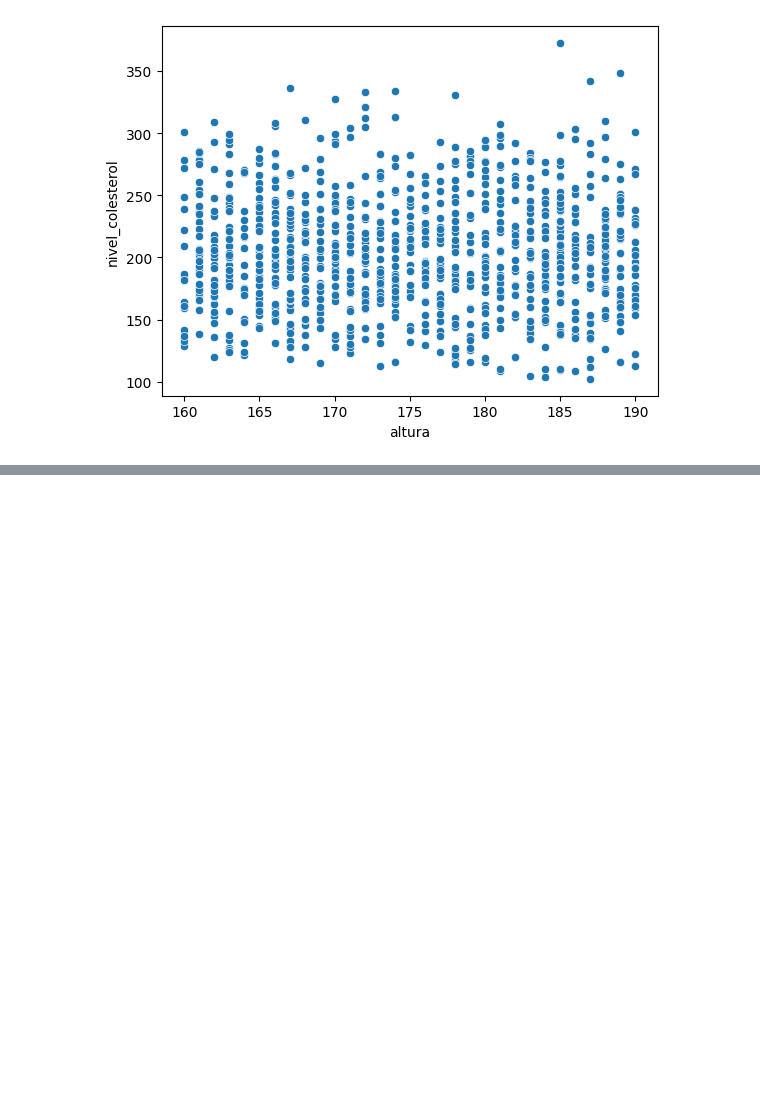
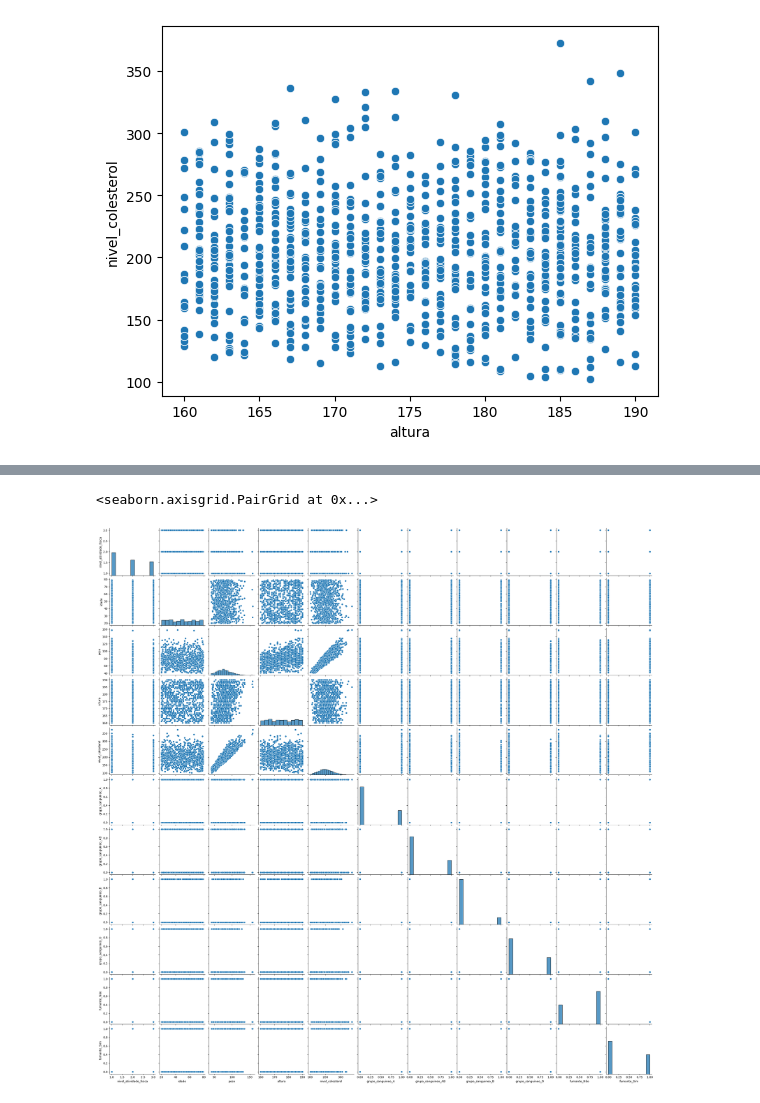
Before and after one commit to angelomedeiros/formacao-ia-regressao-linear-multipla, a Jupyter notebook: modelo_colesterol.ipynb, the cells around one changed output, grey strips where cells are left out. Saved outputs shown, nothing was run; the diff lists cells and outputs as text; code cells hidden in the pictures; blank space fills up the shorter version.

```diff
--- a/modelo_colesterol.ipynb
+++ b/modelo_colesterol.ipynb
@@ -261,0 +305,5 @@ sns.scatterplot(x='altura', y='nivel_colesterol', data=df_colesterol_eda)
+# %%
+sns.pairplot(df_colesterol_eda)
+# %% [output]
+<seaborn.axisgrid.PairGrid at 0x...>
+[figure, added]
```
Also changed, not shown: parts of 8 cells of this notebook.
